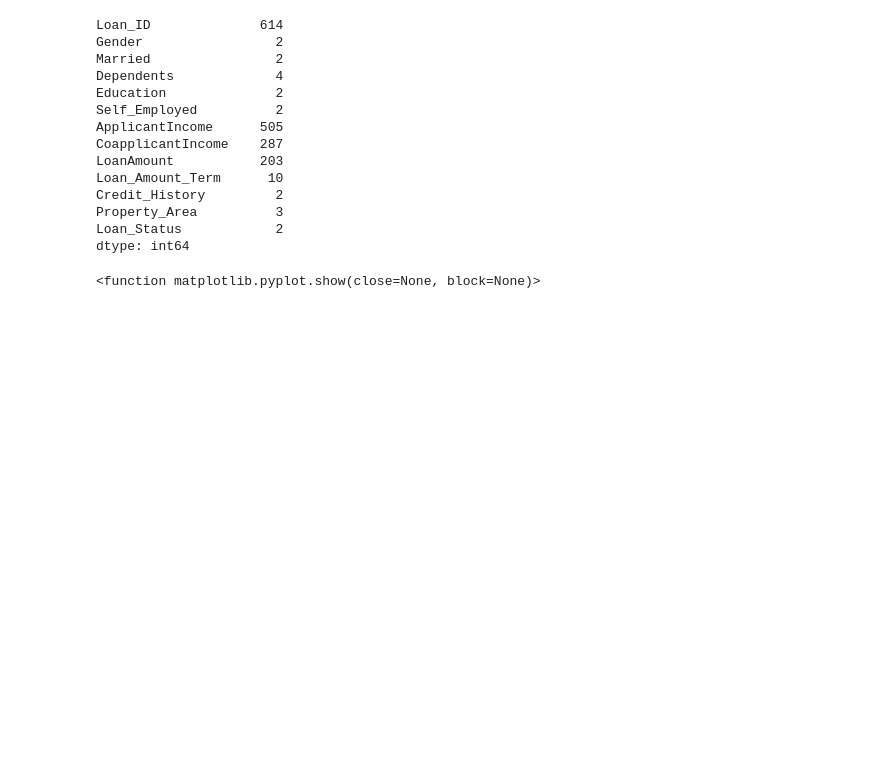
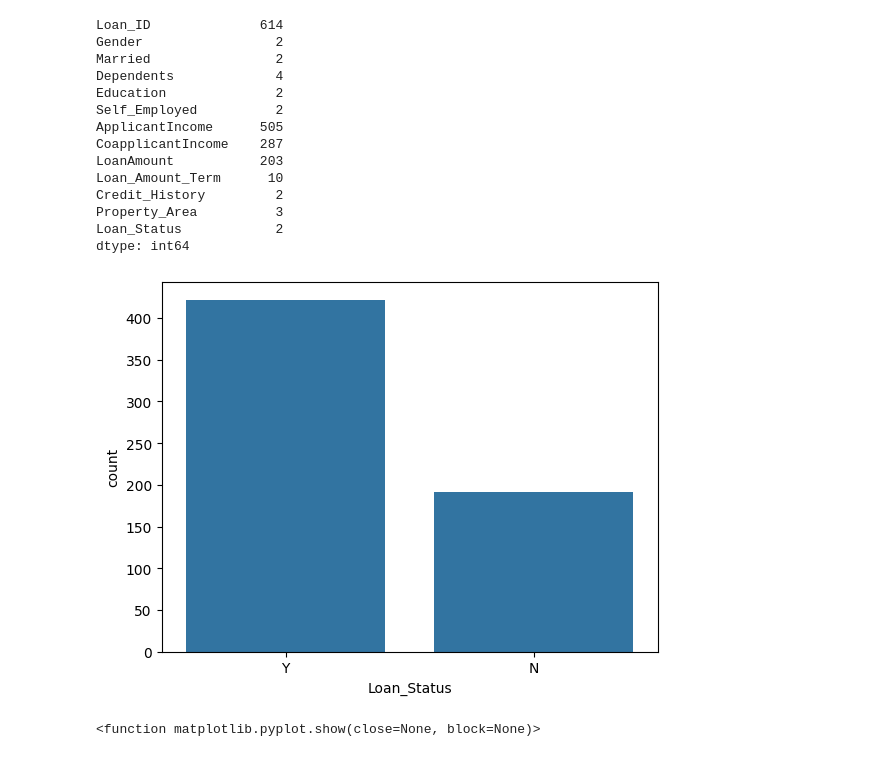
Before and after one commit to lucy-kevin/loan-prediction-data, a Jupyter notebook: loan_prediction.ipynb, the cells around one changed output. Saved outputs shown, nothing was run; the diff lists cells and outputs as text; code cells hidden in the pictures; blank space fills up the shorter version.

Commit message:
Data clearing

```diff
--- a/loan_prediction.ipynb
+++ b/loan_prediction.ipynb
@@ -65,6 +65,12 @@ Credit_History         2
 Property_Area          3
 Loan_Status            2
 dtype: int64
+# %%
+plt.Figure(figsize=(8,6))
+sns.countplot(x ='Loan_Status', data = df)
+plt.show()
+# %% [output]
+[figure, added]
 # %%
 
 plt.figure(figsize=(6,4))
```
Also changed, not shown: parts of 14 cells of this notebook.
